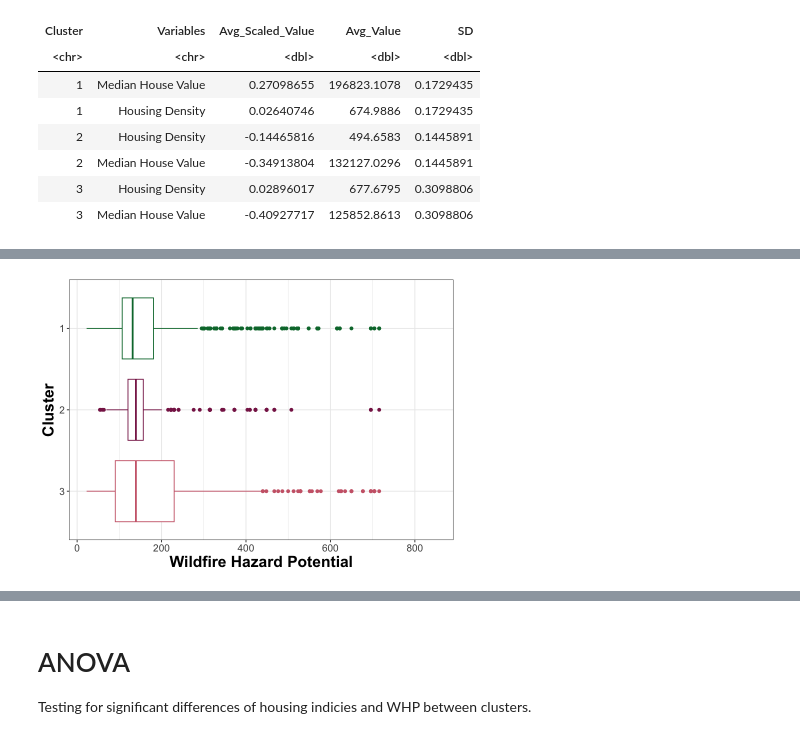
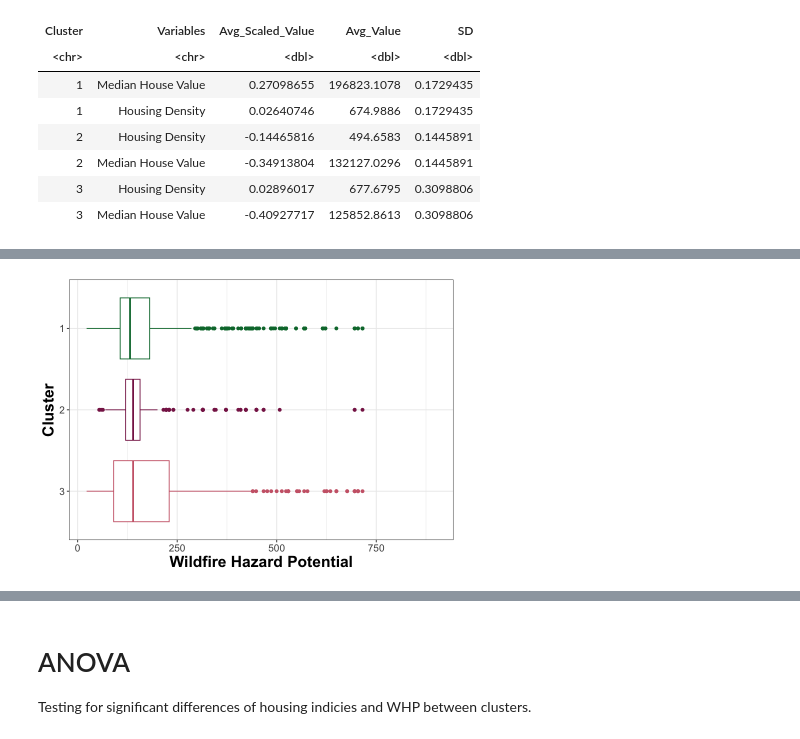
Before and after one commit to UNC-CEMALB/ENVIROSCAN, a Jupyter notebook: 4. Cluster Variable Averages/Cluster Variable Averages (Figure 4 & S1).ipynb, the cells around one changed output, grey strips where cells are left out. Drawn from its saved outputs; the diff is of its cells as text; code cells hidden in the pictures.

```diff
--- a/4. Cluster Variable Averages/Cluster Variable Averages (Figure 4 & S1).ipynb
+++ b/4. Cluster Variable Averages/Cluster Variable Averages (Figure 4 & S1).ipynb
@@ -300,27 +295,24 @@ A data.frame: 6 × 9
 # %%
 options(repr.plot.width = 7, repr.plot.height = 5) #changing size
 
-# getting color palette
-palette_colors = brewer.pal(7, "OrRd")
-
 Figure4b = ggplot(avg_whp_ejscreen_clusters_df) +
   geom_boxplot(aes(x = Wildfire_Hazard_Potential_Mean, y = Cluster, color = Cluster)) +
-  xlim(NA, 850) + # changes the limits of the x axis
+  xlim(NA, 900) + # changes the limits of the x axis
 
   theme_bw() + #changing theme
   theme(axis.text = element_text(size = 12), #changing size of x axis labels
         axis.title = element_text(face = "bold", size = rel(1.7)), #changes axis titles
         strip.text = element_text(size = 12, face = "bold"), #changing facet wrap text
         legend.position = "none") + #removing legend
 
   scale_color_manual(values = c(prism_colors[c(2,9)], "#027639")) +
   scale_fill_manual(values = c(prism_colors[c(2,9)], "#027639")) +
 
 labs(x = 'Wildfire Hazard Potential', y = "Cluster")
 
 Figure4b
 # %% [output]
-[figure, old version]
+[figure, new version]
 # %%
 options(repr.plot.width = 15, repr.plot.height = 6) #changing size
 Figure4 = plot_grid(Figure4a, Figure4b,
```
Also changed, not shown: parts of 3 cells of this notebook.
